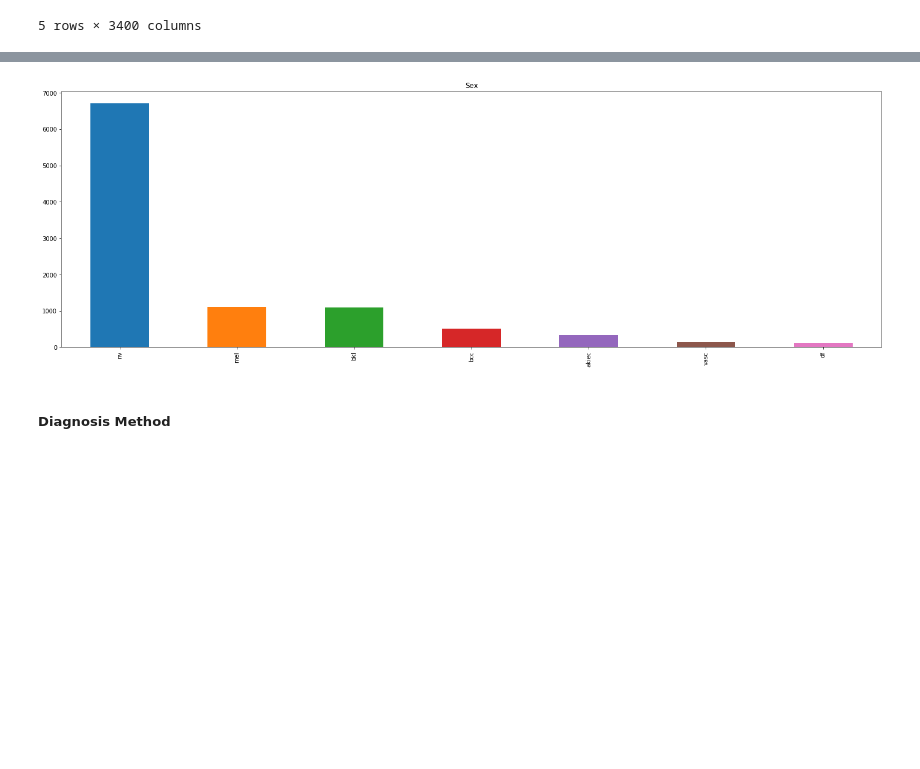
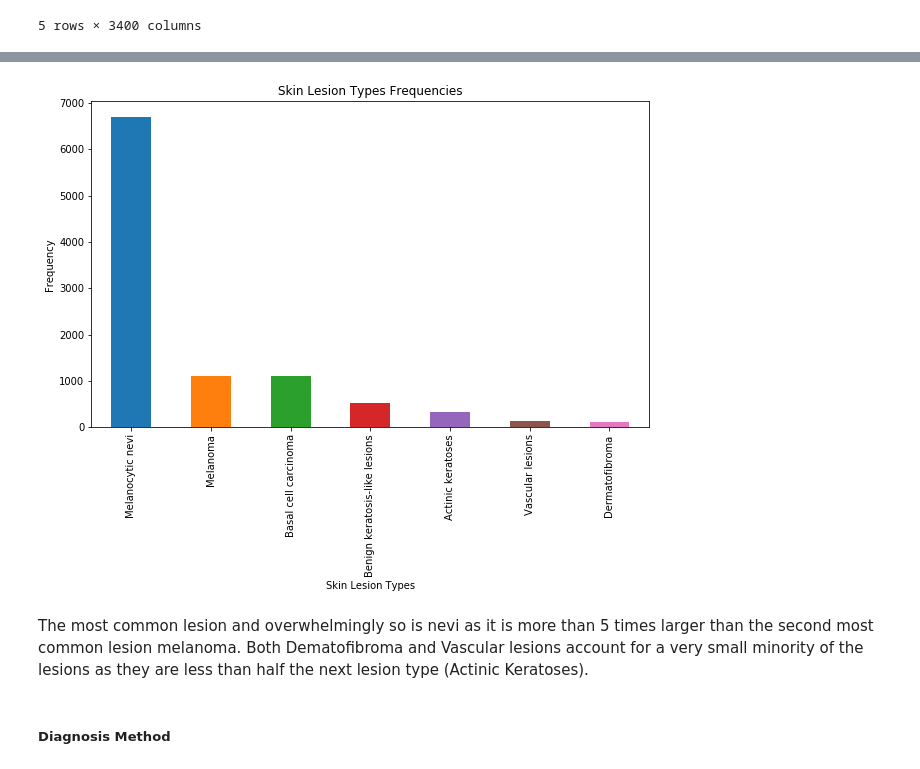
Before and after one commit to Castdeath97/skin-pigment-analysis, a Jupyter notebook: notebooks/DataUnderstanding.ipynb, the cells around one changed output, grey strips where cells are left out. Cells and saved outputs as stored; diff of their text form; code cells hidden in the pictures; blank space fills up the shorter version.

```diff
--- a/notebooks/DataUnderstanding.ipynb
+++ b/notebooks/DataUnderstanding.ipynb
@@ -4,6 +4,7 @@
 # %%
 import pandas as pd
 import matplotlib.pyplot as plt
+import numpy as np
 
 BASE_PROCESSED_DATA_DIR = '../data/processed'
 """
@@ -18,3 +19,11 @@ str: HAM1000_metadata.csv metadata file location
 # Read datasets in
 
 skin_df = pd.read_csv(PROCESSED_CSV_FILE, index_col=0)
+
+# Labels for diagnosis
+dx_labels = ['Melanocytic nevi','Melanoma',
+             'Benign keratosis-like lesions','Basal cell carcinoma',
+             'Actinic keratoses', 'Vascular lesions', 'Dermatofibroma']
+"""
+List: Diagnosis labels
+"""
@@ -84,6 +94,8 @@ Exploratory Data Analysis and some unsupervised learning techniques (e.g. PCA An
 ##### Sex
 # %%
 skin_df['sex'].value_counts().plot(kind='bar')
-plt.title('Sex')
-plt.rcParams['figure.figsize'] = [25, 8]
+plt.title('Sex Frequencies')
+plt.xlabel('Sex')
+plt.ylabel('Frequency')
+plt.rcParams['figure.figsize'] = [10, 6]
 # %% [output]
@@ -94,9 +106,14 @@ As can be seen in the frequency bar plot, while not overwhelmingly higher the ma
 ##### Diagnosis
 # %%
 skin_df['dx'].value_counts().plot(kind='bar')
-plt.title('Sex')
-plt.rcParams['figure.figsize'] = [25, 8]
+plt.xticks([0, 1, 2, 3, 4, 5, 6], dx_labels, rotation='vertical')
+plt.title('Skin Lesion Types Frequencies')
+plt.xlabel('Skin Lesion Types')
+plt.ylabel('Frequency')
+plt.rcParams['figure.figsize'] = [10, 6]
 # %% [output]
-[figure, old version]
+[figure, new version]
+# %% [markdown]
+The most common lesion and overwhelmingly so is nevi as it is more than 5 times larger than the second most common lesion melanoma. Both Dematofibroma and Vascular lesions account for a very small minority of the lesions as they are less than half the next lesion type (Actinic Keratoses).
 # %% [markdown]
 ##### Diagnosis Method
```
Also changed, not shown: parts of 24 cells of this notebook, 1 other file.
